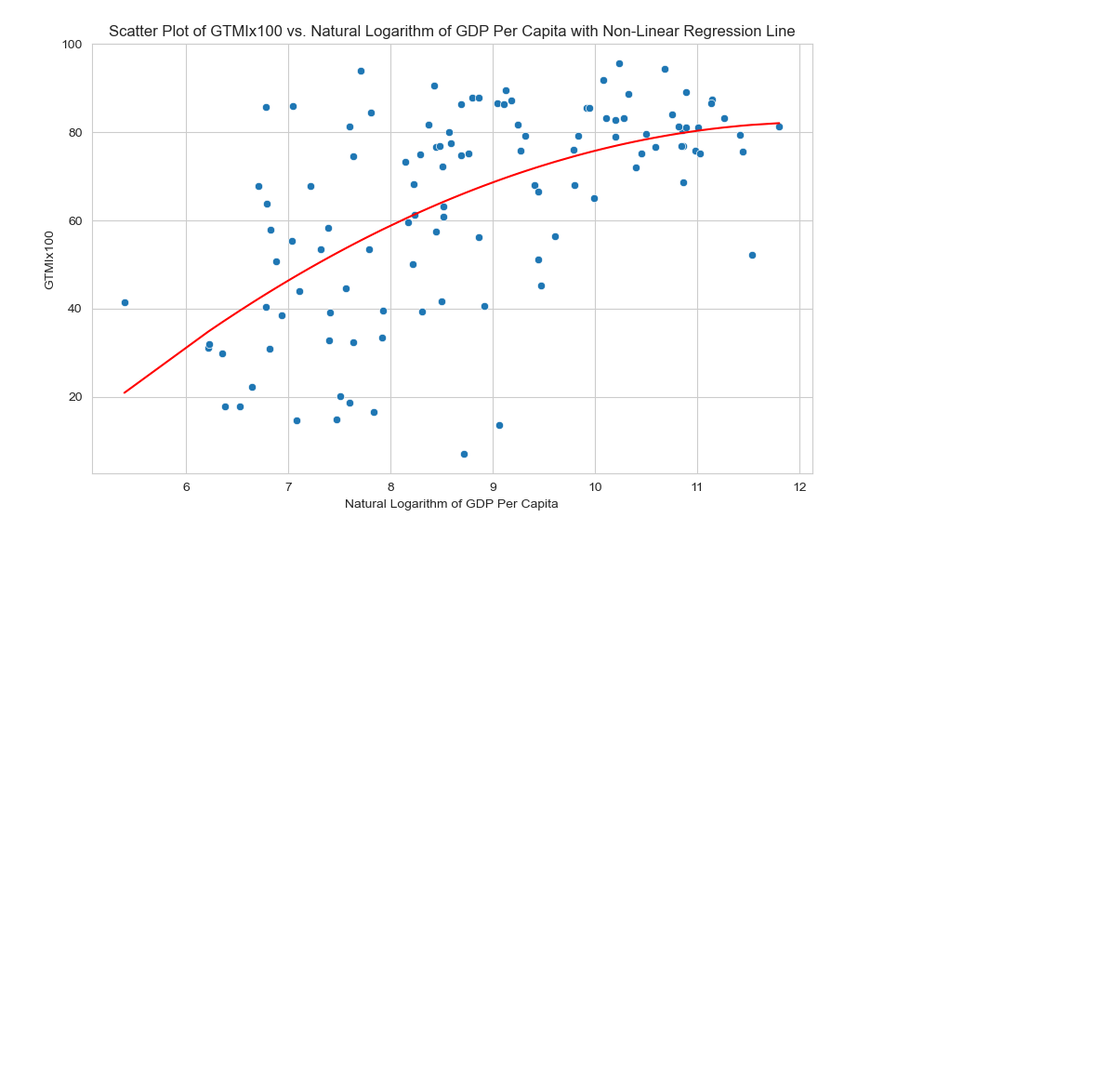
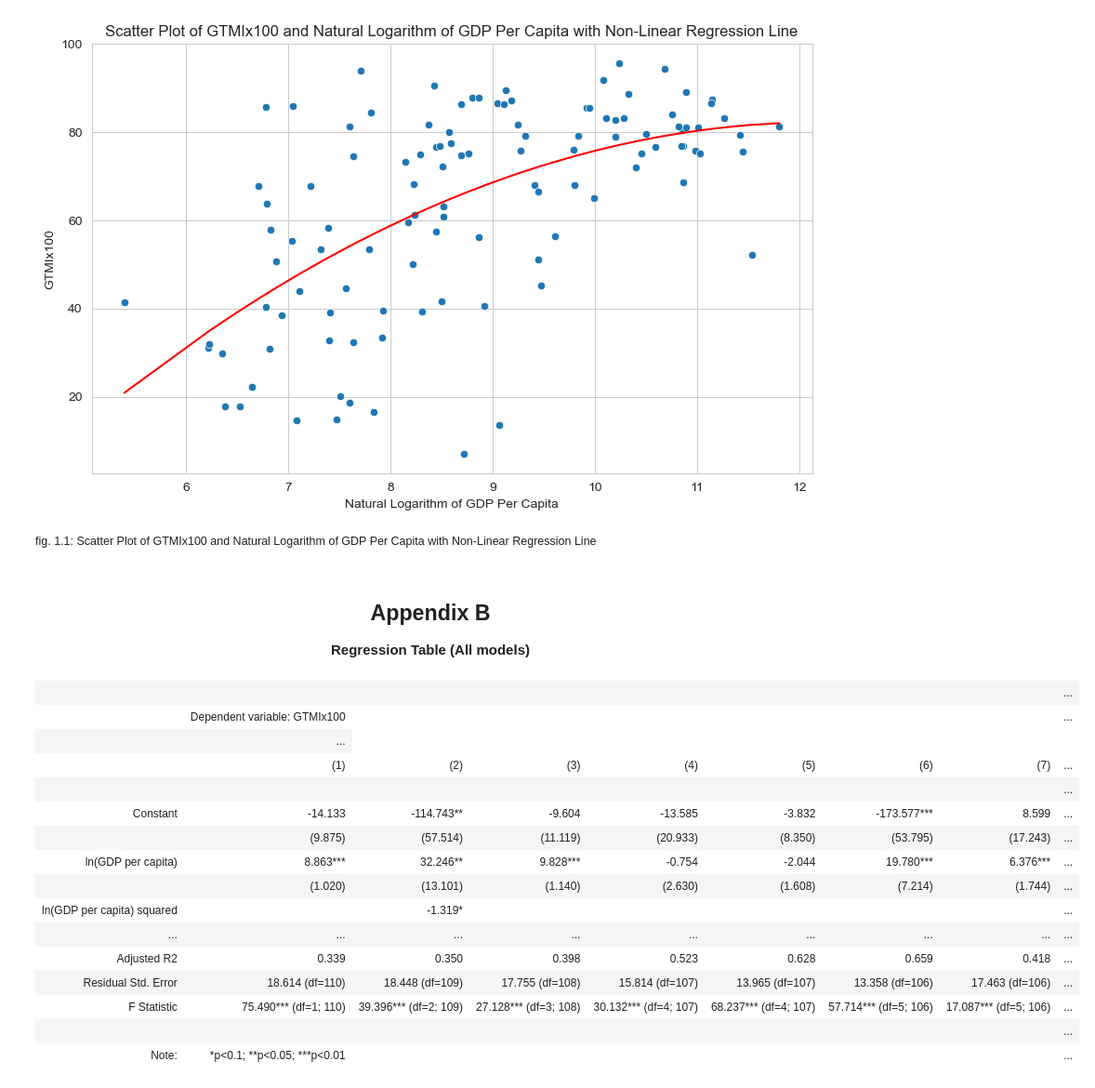
Before and after one commit to viethngn/CEU_MSc_BA_ECBS5142_Data_Analysis_2, a Jupyter notebook: final_term_project/final_term_project.ipynb, the cells around one changed output. Shown at 93% size. Cells and saved outputs as stored; diff of their text form; code cells hidden in the pictures; blank space fills up the shorter version.

```diff
--- a/final_term_project/final_term_project.ipynb
+++ b/final_term_project/final_term_project.ipynb
@@ -372,3 +346,70 @@ plt.ylabel('GTMIx100')
 plt.show()
 # %% [output]
 [figure]
+# %% [markdown]
+<sup>fig. 1.1: Scatter Plot of GTMIx100 and Natural Logarithm of GDP Per Capita with Non-Linear Regression Line</sup>
+# %% [markdown]
+## <center>Appendix B</center>
+**<center>Regression Table (All models)</center>**
+# %%
+stargazer = Stargazer([reg1, reg1_1, reg2, reg3, reg4, reg4_1, reg5])
+stargazer.show_model_numbers(True)
+# stargazer.cov_spacing = 1.5
+stargazer.covariate_order(
+    [
+        'Intercept',
+        'ln_GDP_per_capita',
+        'ln_GDP_per_capita_sq',
+        'ln_GDP_per_capita:SPI_score_2019_value',
+        'gov_expense_education_percent_GDP_value',
+        'gov_expense_percent_GDP_value',
+        'HCI_percent',
+        'age_dependency_ratio_value',
+        'ln_urban_pop',
+        'access_to_electricity_percent_pop_2021_value',
+        'SPI_score_2019_value',
+        'ln_sci_publishes',
+        'is_Europe',
+        'is_Asia',
+        'is_Africa',
+        'is_Oceania'
+    ]
+)
+stargazer.rename_covariates(
+    {
+        "Intercept": "Constant",
+        "ln_GDP_per_capita": "ln(GDP per capita)",
+        'ln_GDP_per_capita_sq': "ln(GDP per capita) squared",
+        'ln_GDP_per_capita:SPI_score_2019_value': 'ln(GDP per capita):SPI',
+        'gov_expense_education_percent_GDP_value': 'Education Expense',
+        'gov_expense_percent_GDP_value': 'Overall Expense',
+        'HCI_percent': 'Human Capital Index (HCI)',
+        'age_dependency_ratio_value': 'Age Dependencies',
+        'ln_urban_pop': 'ln(Urban Population)',
+        'access_to_electricity_percent_pop_2021_value': 'Electricity Accessibility',
+        'SPI_score_2019_value': 'Statistical performance indicators (SPI)',
+        'ln_sci_publishes': 'ln(Scientific Publications)',
+        'is_Europe': 'isEurope',
+        'is_Asia': 'isAsia',
+        'is_Africa': 'isAfrica',
+        'is_Oceania': 'isOceania'
+    }
+)
+stargazer
+# %% [output]
+|  |  |  |  |  |  |  |  | ... |
+|  | Dependent variable: GTMIx100 |  |  |  |  |  |  | ... |
+|  | ... |
+|  | (1) | (2) | (3) | (4) | (5) | (6) | (7) | ... |
+|  |  |  |  |  |  |  |  | ... |
+| Constant | -14.133 | -114.743** | -9.604 | -13.585 | -3.832 | -173.577*** | 8.599 | ... |
+|  | (9.875) | (57.514) | (11.119) | (20.933) | (8.350) | (53.795) | (17.243) | ... |
+| ln(GDP per capita) | 8.863*** | 32.246** | 9.828*** | -0.754 | -2.044 | 19.780*** | 6.376*** | ... |
+|  | (1.020) | (13.101) | (1.140) | (2.630) | (1.608) | (7.214) | (1.744) | ... |
+| ln(GDP per capita) squared |  | -1.319* |  |  |  |  |  | ... |
+| ... | ... | ... | ... | ... | ... | ... | ... | ... |
+| Adjusted R2 | 0.339 | 0.350 | 0.398 | 0.523 | 0.628 | 0.659 | 0.418 | ... |
+| Residual Std. Error | 18.614 (df=110) | 18.448 (df=109) | 17.755 (df=108) | 15.814 (df=107) | 13.965 (df=107) | 13.358 (df=106) | 17.463 (df=106) | ... |
+| F Statistic | 75.490*** (df=1; 110) | 39.396*** (df=2; 109) | 27.128*** (df=3; 108) | 30.132*** (df=4; 107) | 68.237*** (df=4; 107) | 57.714*** (df=5; 106) | 17.087*** (df=5; 106) | ... |
+|  |  |  |  |  |  |  |  | ... |
+| Note: | *p<0.1; **p<0.05; ***p<0.01 |  |  |  |  |  |  | ... |
```
Also changed, not shown: parts of 19 cells of this notebook.
